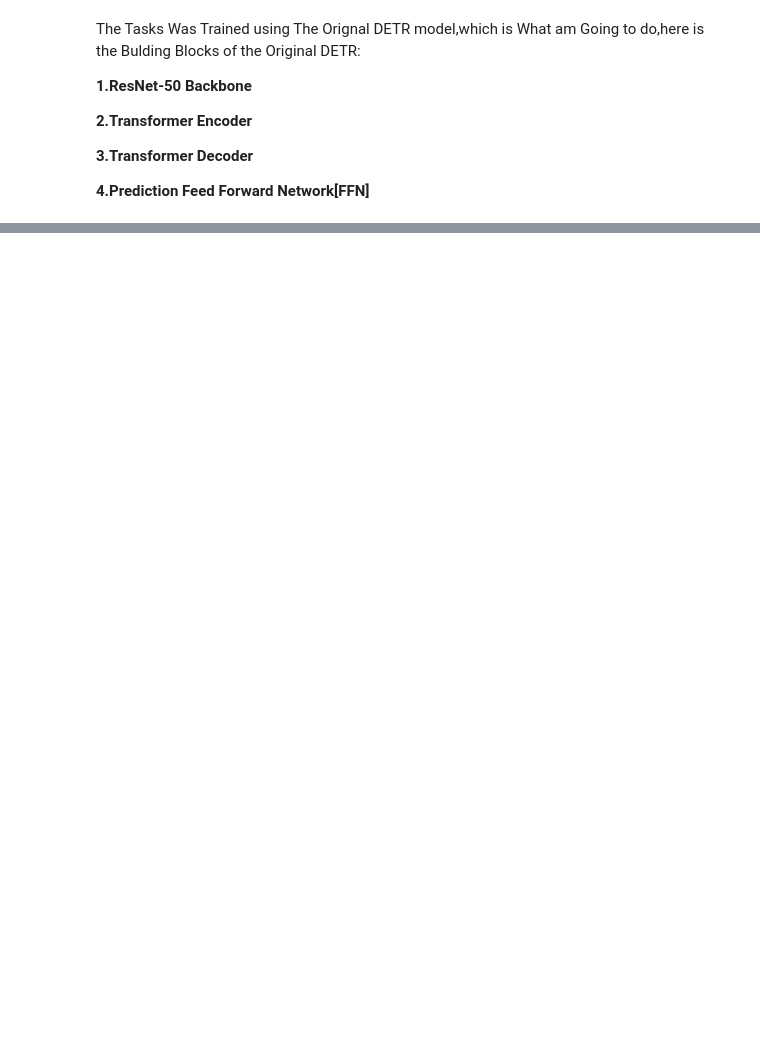
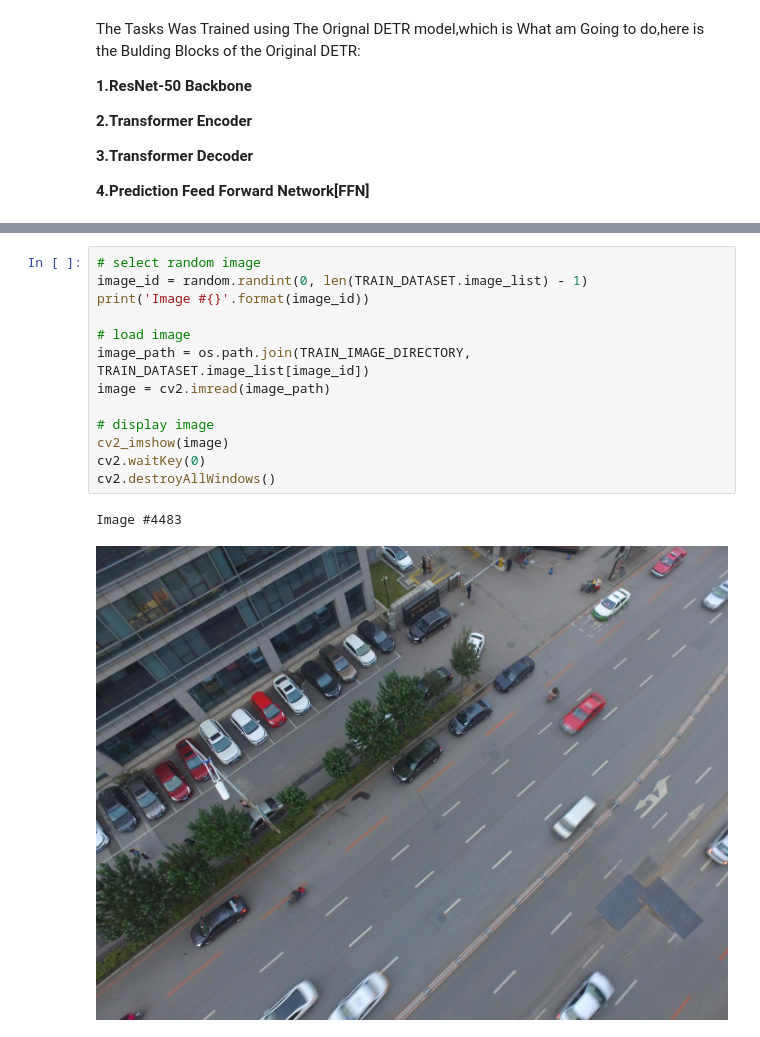
Before and after one commit to sammainahkinya1404/A-novel-detection-method-based-on-DETR-for-drone-aerial-images, a Jupyter notebook: Drone_Aerial_Images_Detection_Using_DETR.ipynb, the cells around one changed output, grey strips where cells are left out. Drawn from its saved outputs; the diff is of its cells as text; blank space fills up the shorter version.

```diff
--- a/Drone_Aerial_Images_Detection_Using_DETR.ipynb
+++ b/Drone_Aerial_Images_Detection_Using_DETR.ipynb
@@ -100,0 +196,16 @@ from datasets import load_dataset
+# %%
+# select random image
+image_id = random.randint(0, len(TRAIN_DATASET.image_list) - 1)
+print('Image #{}'.format(image_id))
+
+# load image
+image_path = os.path.join(TRAIN_IMAGE_DIRECTORY, TRAIN_DATASET.image_list[image_id])
+image = cv2.imread(image_path)
+
+# display image
+cv2_imshow(image)
+cv2.waitKey(0)
+cv2.destroyAllWindows()
+# %% [output]
+Image #4483
+[figure, added]
```
Also changed, not shown: parts of 19 cells of this notebook.
